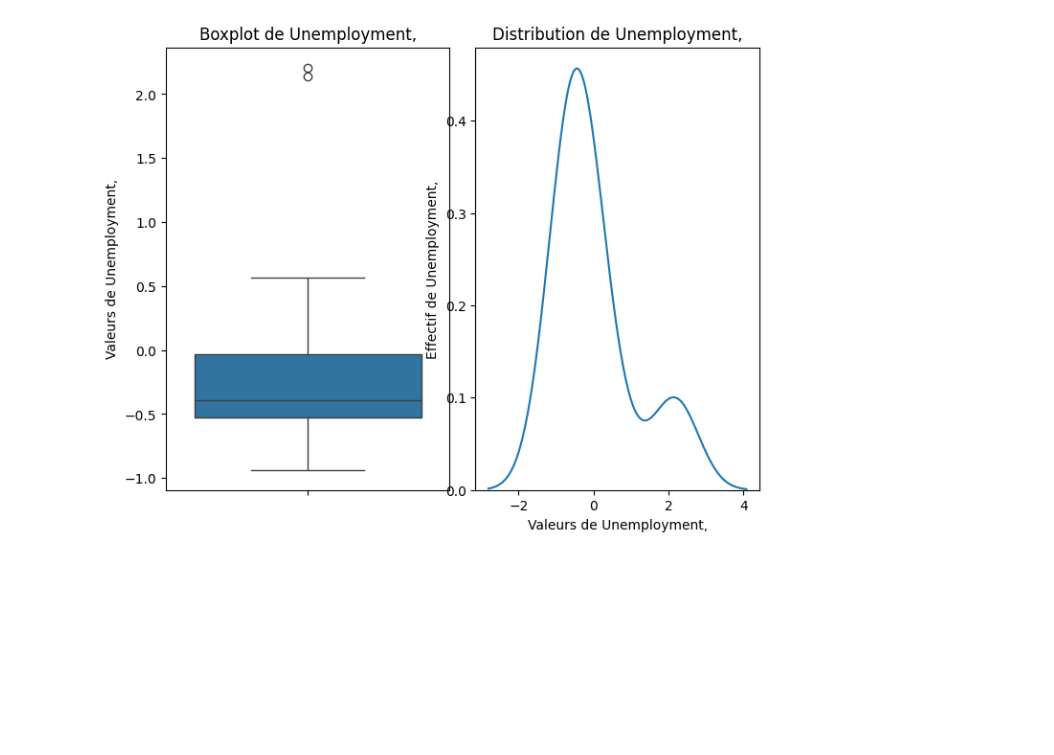
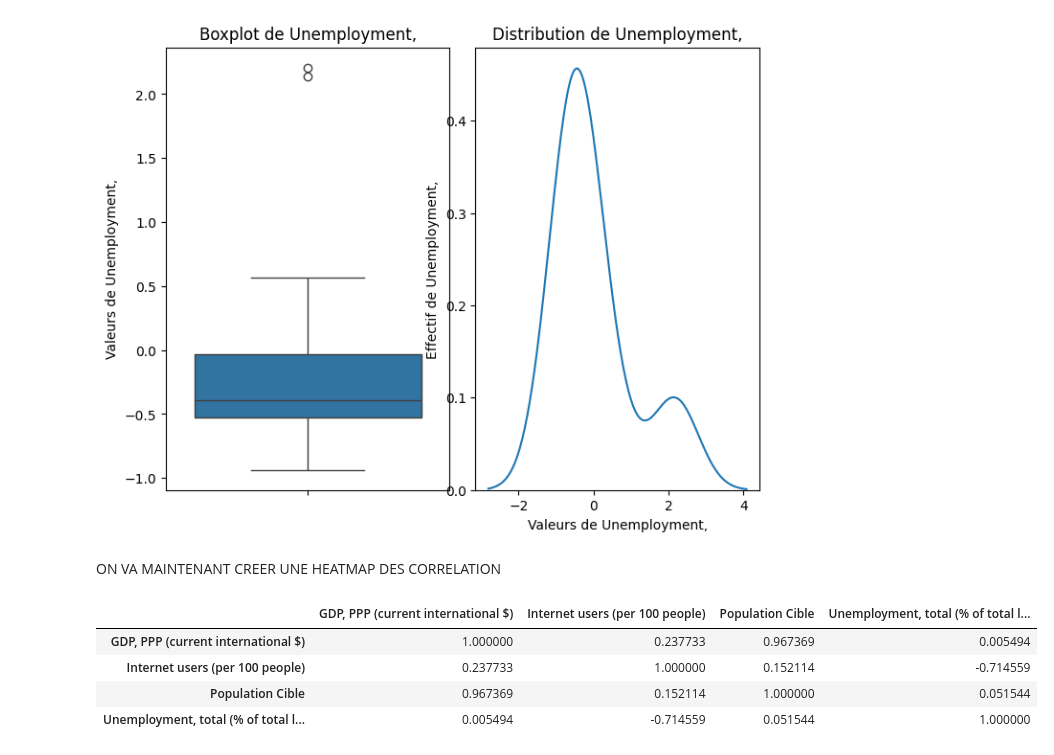
Before and after one commit to EP-portfolio/PROJET_2, a Jupyter notebook: JUPYTER.ipynb, the cells around one changed output. Saved outputs shown, nothing was run; the diff lists cells and outputs as text; code cells hidden in the pictures; blank space fills up the shorter version.

```diff
--- a/JUPYTER.ipynb
+++ b/JUPYTER.ipynb
@@ -1105,3 +1111,15 @@ for col in DF_etude.columns:
 [figure]
 [figure]
 [figure]
+# %% [markdown]
+ON VA MAINTENANT CREER UNE HEATMAP DES CORRELATION
+# %%
+#CREATION DE LA MATRICE DE CORRELATION
+Mat_corr=DF_etude.drop(['Country Code','Short Name'],axis=1).corr()
+Mat_corr
+# %% [output]
+|  | GDP, PPP (current international $) | Internet users (per 100 people) | Population Cible | Unemployment, total (% of total l... |
+| GDP, PPP (current international $) | 1.000000 | 0.237733 | 0.967369 | 0.005494 |
+| Internet users (per 100 people) | 0.237733 | 1.000000 | 0.152114 | -0.714559 |
+| Population Cible | 0.967369 | 0.152114 | 1.000000 | 0.051544 |
+| Unemployment, total (% of total l... | 0.005494 | -0.714559 | 0.051544 | 1.000000 |
```
Also changed, not shown: parts of 13 cells of this notebook.
